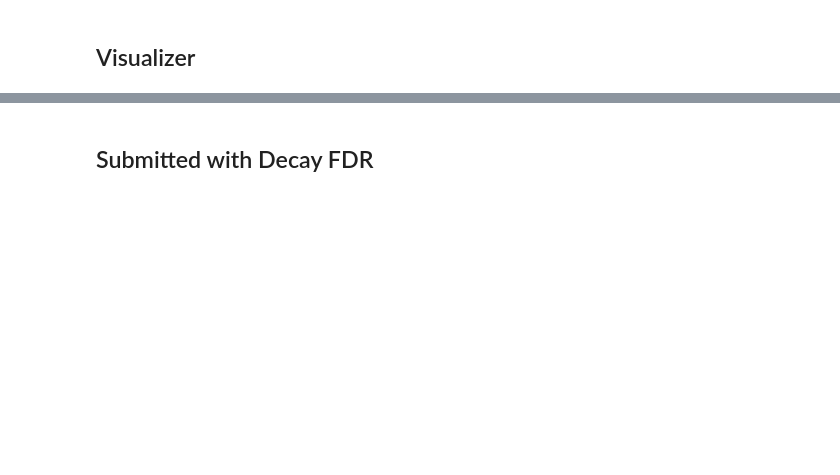
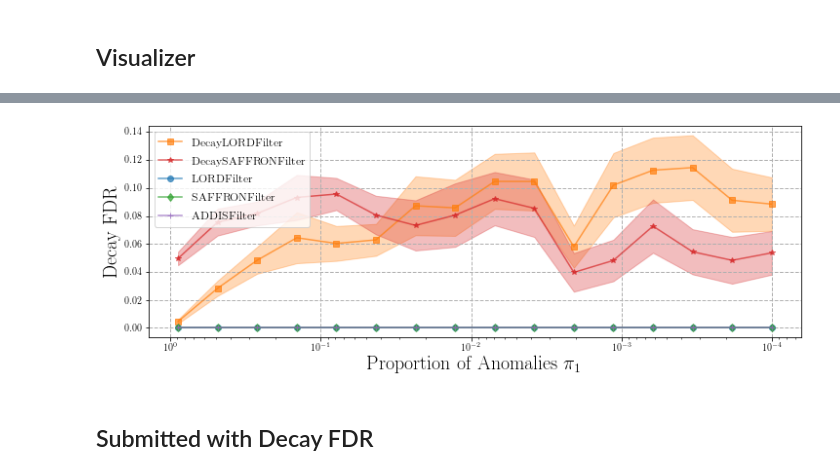
Before and after one commit to qrebjock/fdrc_anomaly_detection_cde, a Jupyter notebook: notebooks/experiment1_visualizer.py.ipynb, the cells around one changed output, grey strips where cells are left out. Drawn from its saved outputs; the diff is of its cells as text; code cells hidden in the pictures; blank space fills up the shorter version.

```diff
--- a/notebooks/experiment1_visualizer.py.ipynb
+++ b/notebooks/experiment1_visualizer.py.ipynb
@@ -51,3 +26,7 @@ fig.savefig(str(figure_dir / "fig3.pdf"), format='pdf', dpi=1200)
+# %%
+make_decay_fdr_curve(recipe, results)
+# %% [output]
+[figure, added]
 # %% [markdown]
 ## Submitted with Decay FDR
 # %%
```
Also changed, not shown: parts of 20 cells of this notebook, 29 other files.
